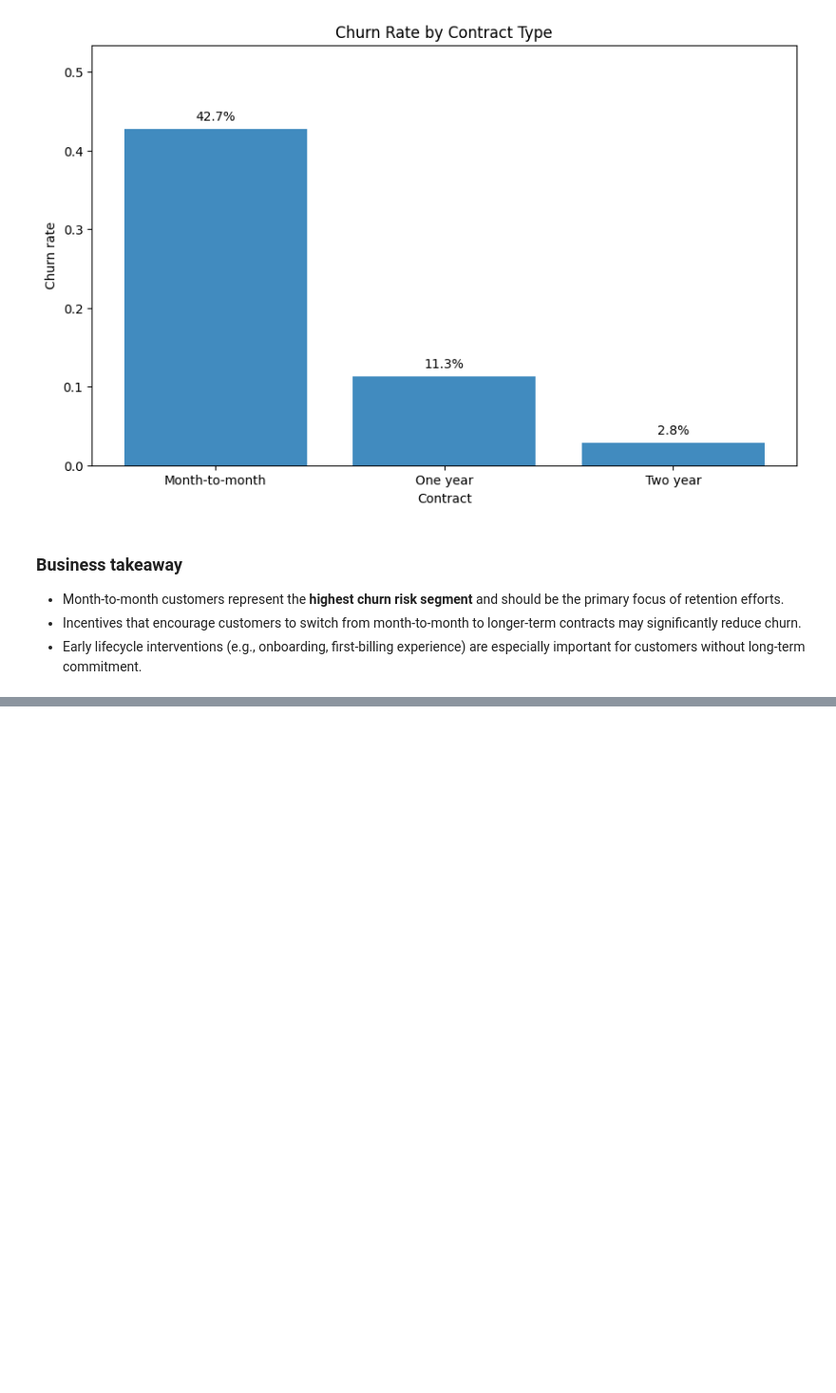
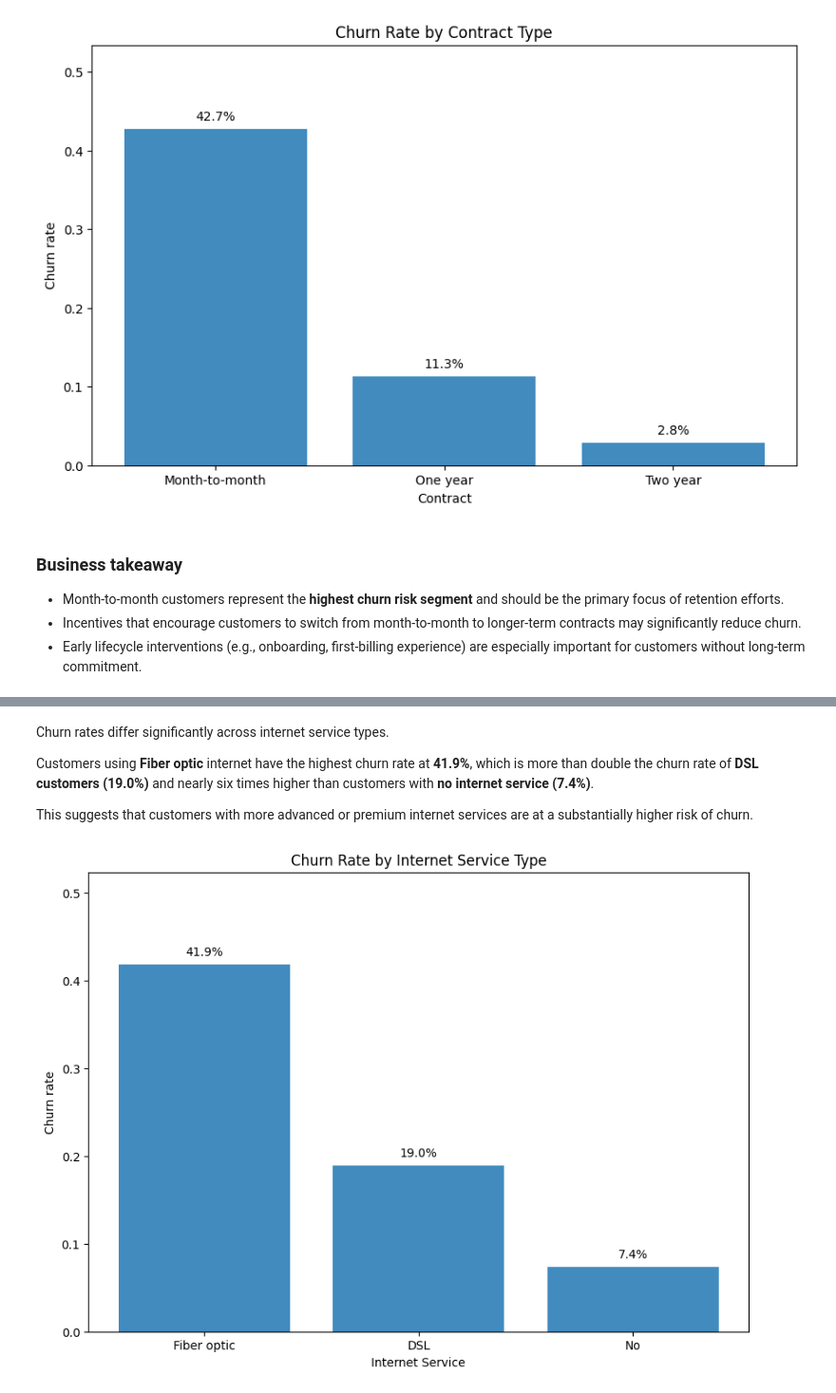
Before and after one commit to Zakat-pm/telecom-customer-churn-analysis, a Jupyter notebook: notebooks/01_data_overview.ipynb, the cells around one changed output, grey strips where cells are left out. Shown at 95% size. Drawn from its saved outputs; the diff is of its cells as text; code cells hidden in the pictures; blank space fills up the shorter version.

Commit message:
Add internet service churn segmentation and insights

```diff
--- a/notebooks/01_data_overview.ipynb
+++ b/notebooks/01_data_overview.ipynb
@@ -236,0 +242,13 @@ plt.show()
+# %%
+internet_summary = (
+    df.assign(churn_flag=(df["Churn"] == "Yes").astype(int))
+      .groupby("InternetService", as_index=True)
+      .agg(
+          customers=("churn_flag", "size"),
+          churned=("churn_flag", "sum")
+      )
+      .assign(churn_rate=lambda x: x["churned"] / x["customers"])
+      .sort_values("churn_rate", ascending=False)
+)
+
+internet_summary
@@ -236,0 +261,31 @@ plt.show()
+# %% [markdown]
+Churn rates differ significantly across internet service types.
+
+Customers using **Fiber optic** internet have the highest churn rate at **41.9%**, which is more than double the churn rate of **DSL customers (19.0%)** and nearly six times higher than customers with **no internet service (7.4%)**.
+
+This suggests that customers with more advanced or premium internet services are at a substantially higher risk of churn.
+# %%
+plt.figure(figsize=(10, 7))
+
+bars = plt.bar(
+    internet_summary.index,
+    internet_summary["churn_rate"],
+    alpha=0.85
+)
+
+plt.bar_label(
+    bars,
+    labels=[f"{v:.1%}" for v in internet_summary["churn_rate"]],
+    padding=5
+)
+
+plt.title("Churn Rate by Internet Service Type")
+plt.xlabel("Internet Service")
+plt.ylabel("Churn rate")
+
+y_max = internet_summary["churn_rate"].max()
+plt.ylim(0, min(1.0, y_max * 1.25 if y_max > 0 else 0.1))
+
+plt.show()
+# %% [output]
+[figure, added]
```
Also changed, not shown: parts of 3 cells of this notebook.
